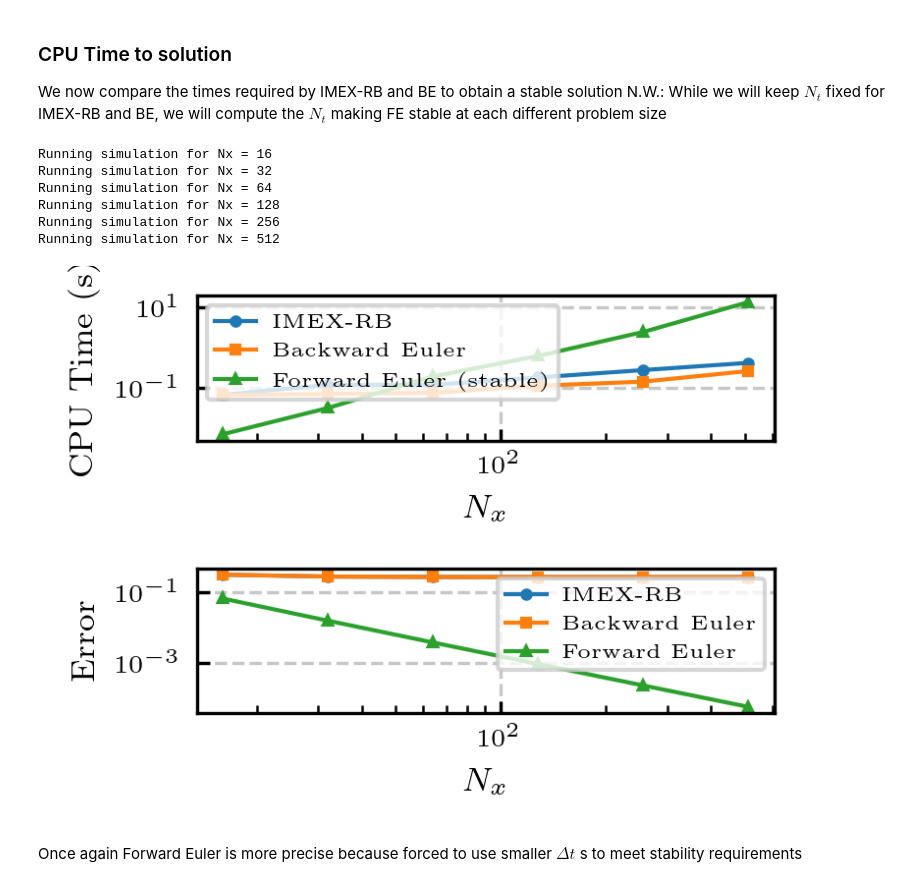
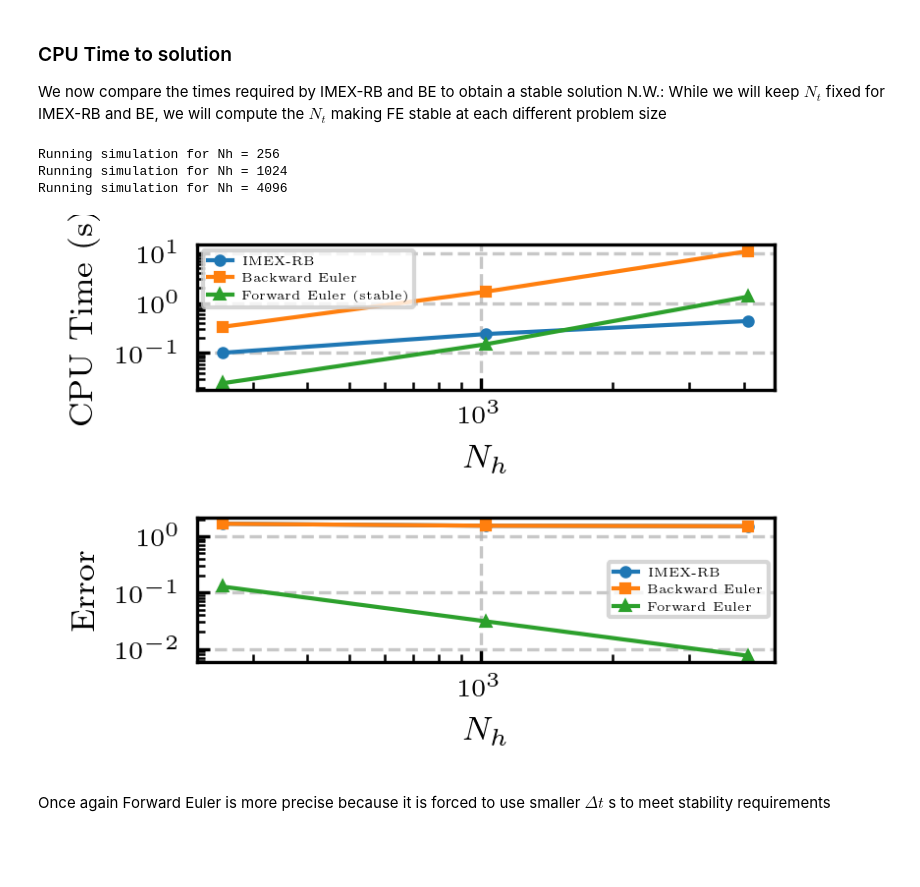
Before and after one commit to Fra-Sala/IMEX-RB, a Jupyter notebook: tutorials/heat2D.ipynb, the cells around one changed output. Drawn from its saved outputs; the diff is of its cells as text; code cells hidden in the pictures; blank space fills up the shorter version.

Commit message:
[2D Case]Implemented 2D problem. need to polish the pde object and the compute error

```diff
--- a/tutorials/heat2D.ipynb
+++ b/tutorials/heat2D.ipynb
@@ -146,9 +173,9 @@ for Nt in Nt_values:
     # uFE, *_ = forward_euler(problem, u0, tspan, Nt)
 
     # Compute errors at final time for each scheme
-    err_imex = compute_errors(uIMEX, tvec, problem.domain, problem.exact_solution)
-    err_be = compute_errors(uBE, tvec, problem.domain, problem.exact_solution)
-    # err_fe = compute_errors(uFE, tvec, problem.domain, problem.exact_solution)
+    err_imex = compute_errors(uIMEX, tvec, problem.coords, problem.exact_solution, dim=2)
+    err_be = compute_errors(uBE, tvec, problem.coords, problem.exact_solution, dim=2)
+    # err_fe = compute_errors(uFE, tvec, problem.coords, problem.exact_solution, dim=2)
 
     # Store the final error
     errors_imex.append(err_imex[-1])
@@ -188,11 +215,13 @@ maxsubiter = maxsize
 kappa = 1.0
 bc_left = 0.0
 bc_right = 0.0
+bc_bottom = 0.0
+bc_top = 0.0
 tspan = [0.0, 1.0]
 Nt = 200           # Number of time steps for IMEX and BE
 
 # Lists to store CPU times and errors
-Nx_list = []
+Nh_list = []
 CPU_IMEX_list = []
 CPU_BE_list = []
 CPU_FE_list = []
@@ -202,13 +231,15 @@ err_BE_list = []
 err_FE_list = []
 
 # Loop over different spatial resolutions
-Nx_values = [2**val for val in range(4, 10)]
+Nx_values = [2**val for val in range(4, 7)]
 for Nx in Nx_values:
-    Nx_list.append(Nx)
-    print(f"Running simulation for Nx = {Nx}")
+    # Define the problem object
+    Ny = Nx
+    problem = Heat2D(Nx, Ny, Lx, Ly, kappa, bc_left, bc_right,
+                    bc_bottom, bc_top)
+    print(f"Running simulation for Nh = {problem.Nh}")
+    Nh_list.append(problem.Nh)
 
-    # Define the problem for the current Nx (assumes a Heat1D class exists)
-    problem = Heat1D(Nx, L, kappa, bc_left, bc_right)
     u0 = problem.initial_condition()
     epsilon = 1e-4  # tolerance parameter
     maxsize = int(np.ceil(np.power(Nx, 1/3)))
@@ -223,9 +254,9 @@ for Nx in Nx_values:
     uFE, tvec_FE, CPUTimeFE = forward_euler(problem, u0, tspan, Nt_FE)
 
     # Compute errors at final time
-    err_IMEX = compute_errors(uIMEX, tvec, problem.domain, problem.exact_solution, finaltimeonly=True)
-    err_BE = compute_errors(uBE, tvec, problem.domain, problem.exact_solution, finaltimeonly=True)
-    err_FE = compute_errors(uFE, tvec_FE, problem.domain, problem.exact_solution, finaltimeonly=True)
+    err_IMEX = compute_errors(uIMEX, tvec, problem.coords, problem.exact_solution, dim=2, finaltimeonly=True)
+    err_BE = compute_errors(uBE, tvec, problem.coords, problem.exact_solution, dim=2, finaltimeonly=True)
+    err_FE = compute_errors(uFE, tvec_FE, problem.coords, problem.exact_solution, dim=2, finaltimeonly=True)
 
     # Append CPU times and errors
     CPU_IMEX_list.append(CPUtimeIMEX)
@@ -236,38 +267,35 @@ for Nx in Nx_values:
     err_BE_list.append(err_BE)
     err_FE_list.append(err_FE)
 # %% [output]
-Running simulation for Nx = 16
-Running simulation for Nx = 32
-Running simulation for Nx = 64
-Running simulation for Nx = 128
-Running simulation for Nx = 256
-Running simulation for Nx = 512
+Running simulation for Nh = 256
+Running simulation for Nh = 1024
+Running simulation for Nh = 4096
 # %%
 # Plotting CPU times vs Nx
 plt.subplot(2, 1, 1)
-plt.loglog(Nx_list, CPU_IMEX_list, 'o-', label='IMEX-RB')
-plt.loglog(Nx_list, CPU_BE_list, 's-', label='Backward Euler')
-plt.loglog(Nx_list, CPU_FE_list, '^-', label='Forward Euler (stable)')
-plt.xlabel(r'$N_x$')
+plt.loglog(Nh_list, CPU_IMEX_list, 'o-', label='IMEX-RB')
+plt.loglog(Nh_list, CPU_BE_list, 's-', label='Backward Euler')
+plt.loglog(Nh_list, CPU_FE_list, '^-', label='Forward Euler (stable)')
+plt.xlabel(r'$N_h$')
 plt.ylabel('CPU Time (s)')
 # plt.title('CPU Time vs Spatial Resolution')
 plt.legend()
 plt.grid(True)
 
 # Plotting errors at final time vs Nx
 plt.subplot(2, 1, 2)
-plt.loglog(Nx_list, err_IMEX_list, 'o-', label='IMEX-RB')
-plt.loglog(Nx_list, err_BE_list, 's-', label='Backward Euler')
-plt.loglog(Nx_list, err_FE_list, '^-', label='Forward Euler')
-plt.xlabel(r'$N_x$')
+plt.loglog(Nh_list, err_IMEX_list, 'o-', label='IMEX-RB')
+plt.loglog(Nh_list, err_BE_list, 's-', label='Backward Euler')
+plt.loglog(Nh_list, err_FE_list, '^-', label='Forward Euler')
+plt.xlabel(r'$N_h$')
 plt.ylabel(r'Error')
 # plt.title('Error vs num of unknowns')
 plt.legend()
 plt.grid(True)
 
 # plt.tight_layout()
 plt.show()
 # %% [output]
-[figure, old version]
+[figure, new version]
 # %% [markdown]
-Once again Forward Euler is more precise because forced to use smaller $\Delta t$ s to meet stability requirements
+Once again Forward Euler is more precise because it is forced to use smaller $\Delta t$ s to meet stability requirements
```
Also changed, not shown: parts of 7 cells of this notebook, 5 other files.
